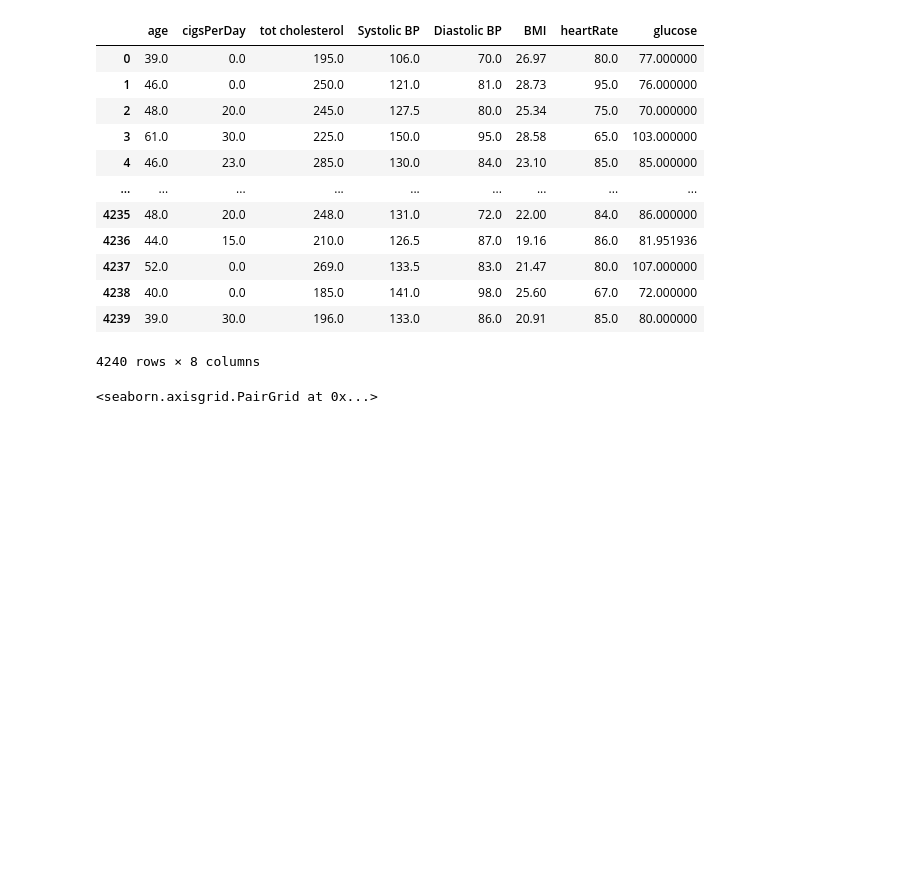
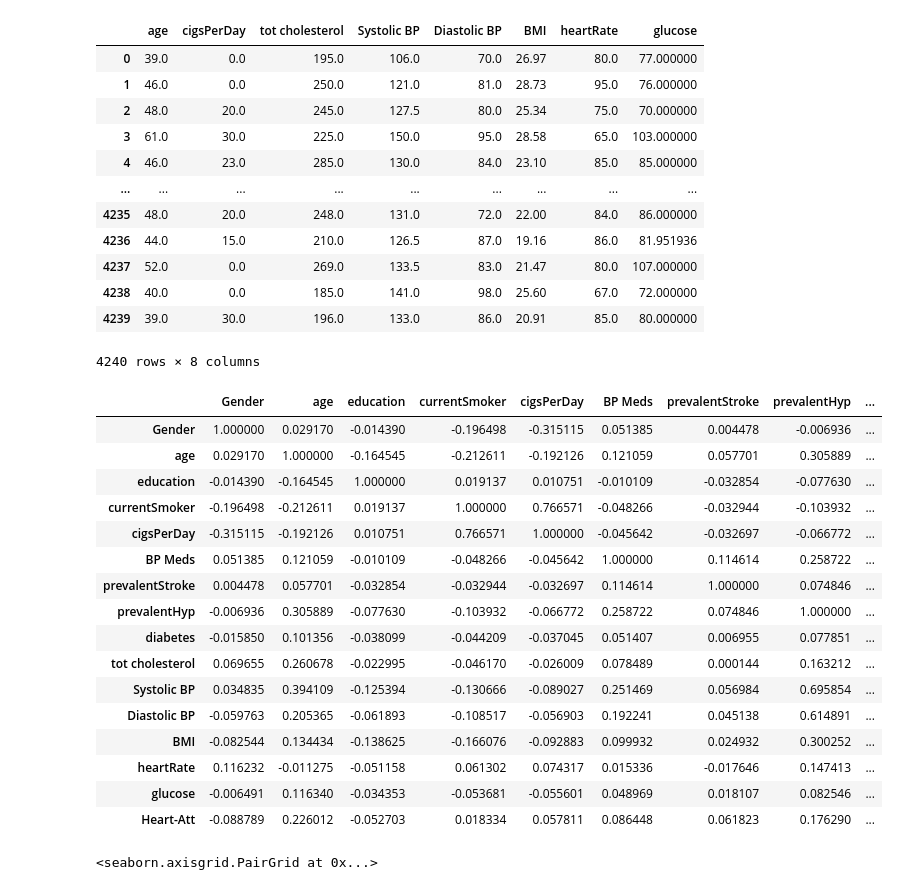
Before and after one commit to Harsh-bharwani/AI, a Jupyter notebook: Self Practice.ipynb, the cells around one changed output. Saved outputs shown, nothing was run; the diff lists cells and outputs as text; code cells hidden in the pictures; blank space fills up the shorter version.

```diff
--- a/Self Practice.ipynb
+++ b/Self Practice.ipynb
@@ -314,6 +330,26 @@ df[num]
 | 4238 | 40.0 | 0.0 | 185.0 | 141.0 | 98.0 | 25.60 | 67.0 | 72.000000 |
 | 4239 | 39.0 | 30.0 | 196.0 | 133.0 | 86.0 | 20.91 | 85.0 | 80.000000 |
 4240 rows × 8 columns
+# %%
+df.corr()
+# %% [output]
+|  | Gender | age | education | currentSmoker | cigsPerDay | BP Meds | prevalentStroke | prevalentHyp | ... |
+| Gender | 1.000000 | 0.029170 | -0.014390 | -0.196498 | -0.315115 | 0.051385 | 0.004478 | -0.006936 | ... |
+| age | 0.029170 | 1.000000 | -0.164545 | -0.212611 | -0.192126 | 0.121059 | 0.057701 | 0.305889 | ... |
+| education | -0.014390 | -0.164545 | 1.000000 | 0.019137 | 0.010751 | -0.010109 | -0.032854 | -0.077630 | ... |
+| currentSmoker | -0.196498 | -0.212611 | 0.019137 | 1.000000 | 0.766571 | -0.048266 | -0.032944 | -0.103932 | ... |
+| cigsPerDay | -0.315115 | -0.192126 | 0.010751 | 0.766571 | 1.000000 | -0.045642 | -0.032697 | -0.066772 | ... |
+| BP Meds | 0.051385 | 0.121059 | -0.010109 | -0.048266 | -0.045642 | 1.000000 | 0.114614 | 0.258722 | ... |
+| prevalentStroke | 0.004478 | 0.057701 | -0.032854 | -0.032944 | -0.032697 | 0.114614 | 1.000000 | 0.074846 | ... |
+| prevalentHyp | -0.006936 | 0.305889 | -0.077630 | -0.103932 | -0.066772 | 0.258722 | 0.074846 | 1.000000 | ... |
+| diabetes | -0.015850 | 0.101356 | -0.038099 | -0.044209 | -0.037045 | 0.051407 | 0.006955 | 0.077851 | ... |
+| tot cholesterol | 0.069655 | 0.260678 | -0.022995 | -0.046170 | -0.026009 | 0.078489 | 0.000144 | 0.163212 | ... |
+| Systolic BP | 0.034835 | 0.394109 | -0.125394 | -0.130666 | -0.089027 | 0.251469 | 0.056984 | 0.695854 | ... |
+| Diastolic BP | -0.059763 | 0.205365 | -0.061893 | -0.108517 | -0.056903 | 0.192241 | 0.045138 | 0.614891 | ... |
+| BMI | -0.082544 | 0.134434 | -0.138625 | -0.166076 | -0.092883 | 0.099932 | 0.024932 | 0.300252 | ... |
+| heartRate | 0.116232 | -0.011275 | -0.051158 | 0.061302 | 0.074317 | 0.015336 | -0.017646 | 0.147413 | ... |
+| glucose | -0.006491 | 0.116340 | -0.034353 | -0.053681 | -0.055601 | 0.048969 | 0.018107 | 0.082546 | ... |
+| Heart-Att | -0.088789 | 0.226012 | -0.052703 | 0.018334 | 0.057811 | 0.086448 | 0.061823 | 0.176290 | ... |
 # %%
 sns.pairplot(df[num+['Heart-Att']],hue="Heart-Att", palette=["Green", "Red"])
 # %% [output]
```
Also changed, not shown: parts of 14 cells of this notebook.
